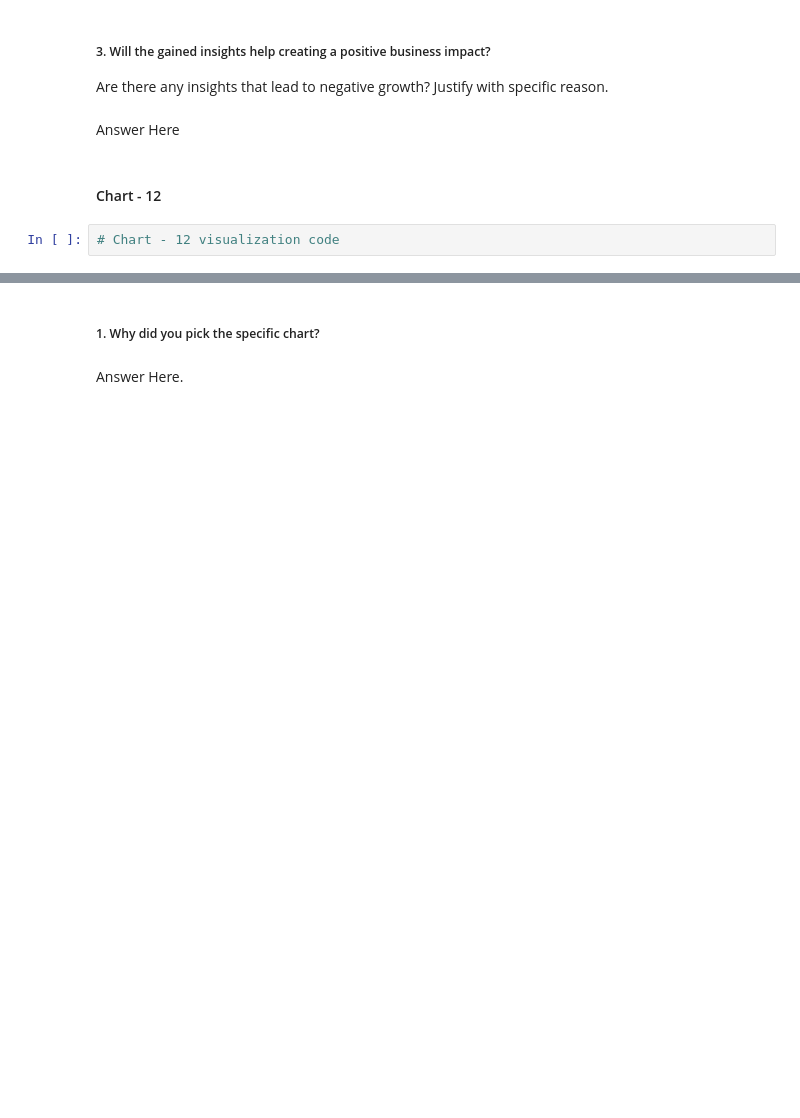
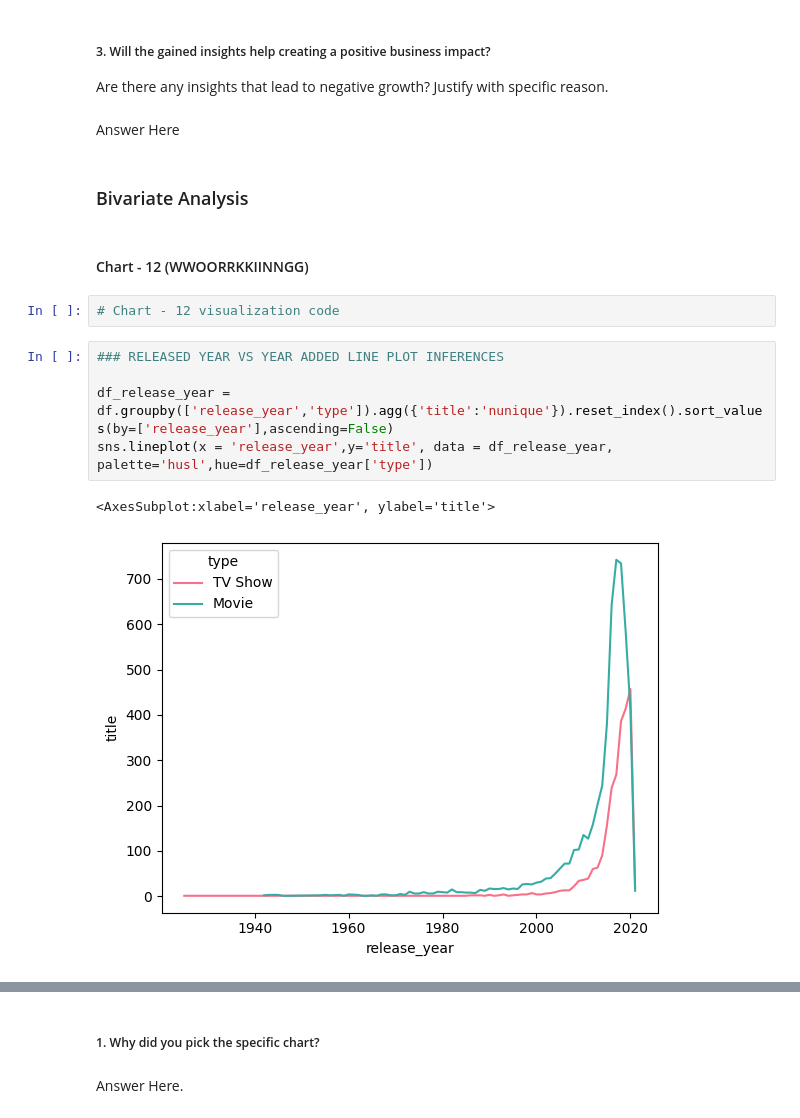
Before and after one commit to Shahrukh2016/Netflix_Movies_and_TV_Shows_Clustering, a Jupyter notebook: IndividualColab_NetflixMoviesAndTvShowsClustering.ipynb, the cells around one changed output, grey strips where cells are left out. Saved outputs shown, nothing was run; the diff lists cells and outputs as text; blank space fills up the shorter version.

```diff
--- a/IndividualColab_NetflixMoviesAndTvShowsClustering.ipynb
+++ b/IndividualColab_NetflixMoviesAndTvShowsClustering.ipynb
@@ -1102,7 +1048,17 @@ Answer Here
 Are there any insights that lead to negative growth? Justify with specific reason.
 # %% [markdown]
 Answer Here
+# %% [markdown]
+### Bivariate Analysis
 # %% [markdown]
-#### Chart - 12
+#### Chart - 12 (WWOORRKKIINNGG)
 # %%
 # Chart - 12 visualization code
+# %%
+### RELEASED YEAR VS YEAR ADDED LINE PLOT INFERENCES
+
+df_release_year = df.groupby(['release_year','type']).agg({'title':'nunique'}).reset_index().sort_values(by=['release_year'],ascending=False)
+sns.lineplot(x = 'release_year',y='title', data = df_release_year, palette='husl',hue=df_release_year['type'])
+# %% [output]
+<AxesSubplot:xlabel='release_year', ylabel='title'>
+[figure, added]
```
Also changed, not shown: parts of 17 cells of this notebook.
